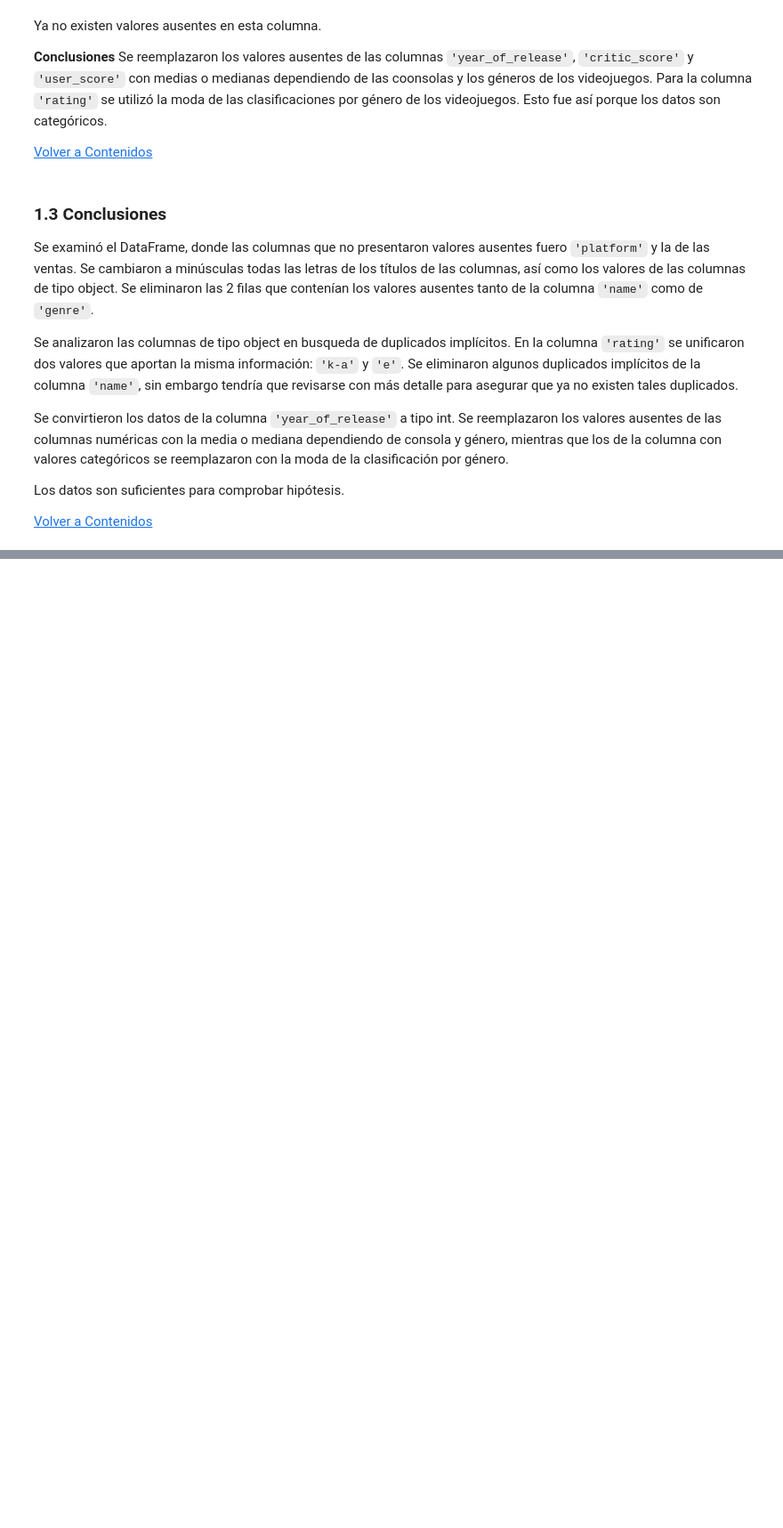
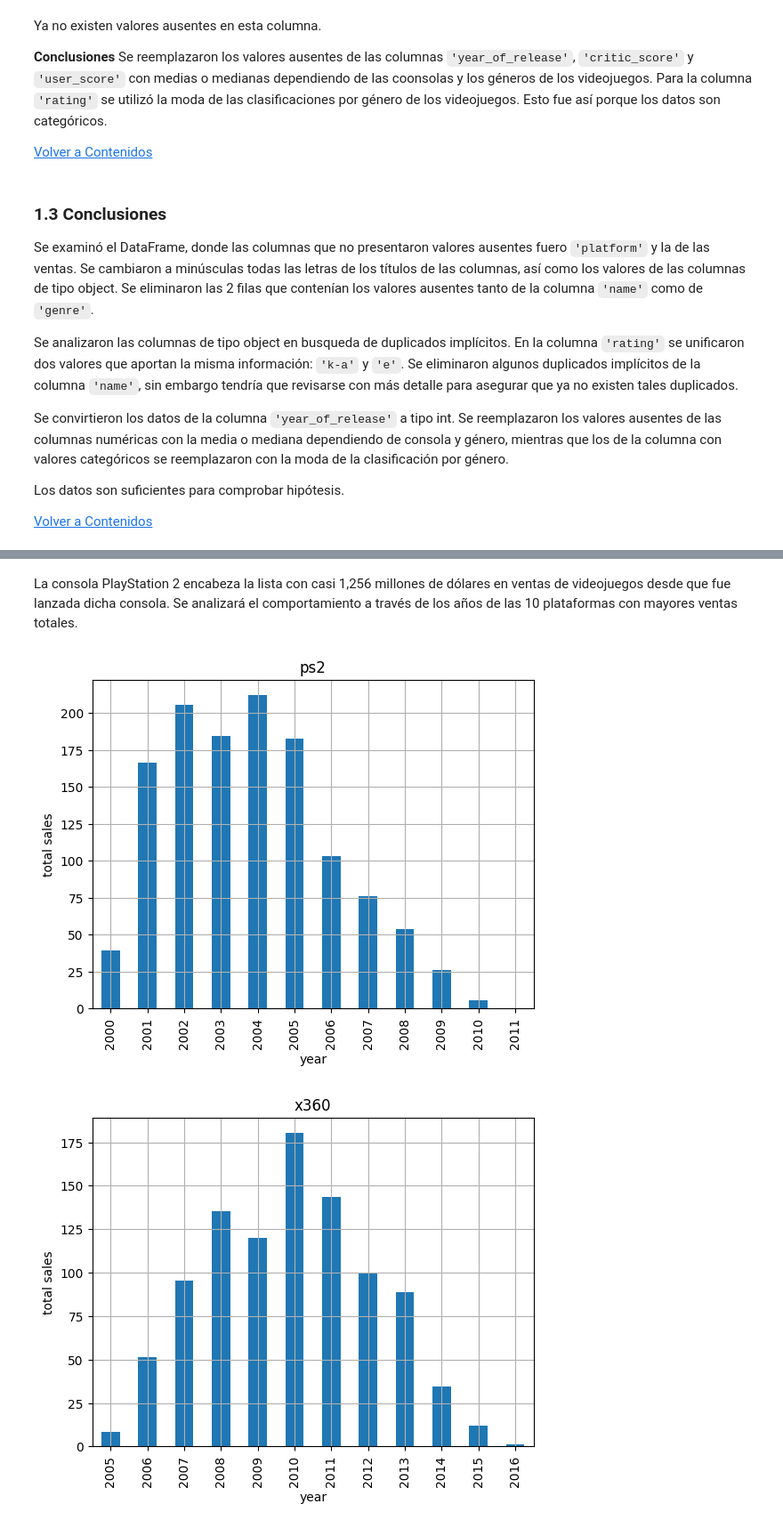
Before and after one commit to MonicaDeN/Bootcamp_Practicum, a Jupyter notebook: Proyecto_5/games.ipynb, the cells around one changed output, grey strips where cells are left out. Shown at 89% size. Saved outputs shown, nothing was run; the diff lists cells and outputs as text; code cells hidden in the pictures; blank space fills up the shorter version.

```diff
--- a/Proyecto_5/games.ipynb
+++ b/Proyecto_5/games.ipynb
@@ -1386,0 +1377,5 @@ Los datos son suficientes para comprobar hipótesis.
+# %%
+sales_by_platform = df.pivot_table(index='platform', values='total_sales', aggfunc='sum')
+sales_by_platform.columns = ['total_sales']
+sales_by_platform = sales_by_platform.sort_values(by='total_sales', ascending=False).reset_index()
+print(sales_by_platform)
@@ -1386,0 +1400,14 @@ Los datos son suficientes para comprobar hipótesis.
+# %% [markdown]
+La consola PlayStation 2 encabeza la lista con casi 1,256 millones de dólares en ventas de videojuegos desde que fue lanzada dicha consola. Se analizará el comportamiento a través de los años de las 10 plataformas con mayores ventas totales.
+# %%
+top_10_platforms = sales_by_platform.head(10) #las 10 plataformas con las mejores ventas
+for platform_top in top_10_platforms['platform']: #bucle que recorre cada plataforma en la lista de las 10
+    plat_slice = df.query('platform == @platform_top') #segmentacion de df por platforma del top 10
+    plat_slice.groupby('year_of_release')['total_sales'].sum().plot(kind='bar', grid=True)
+    plt.ylabel('total sales')
+    plt.xlabel('year')
+    plt.title(platform_top)
+    plt.show()
+# %% [output]
+[figure, added]
+[figure, added]
```
Also changed, not shown: parts of 64 cells of this notebook.
